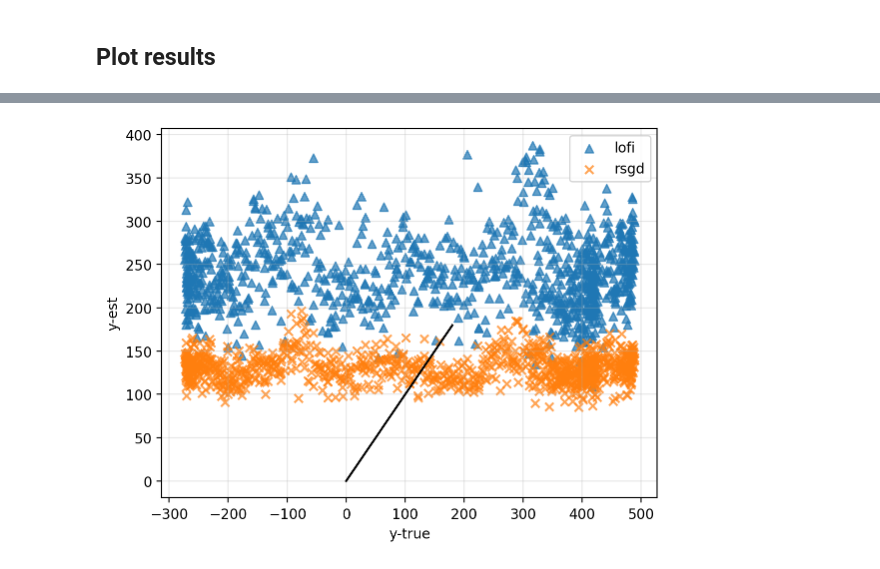
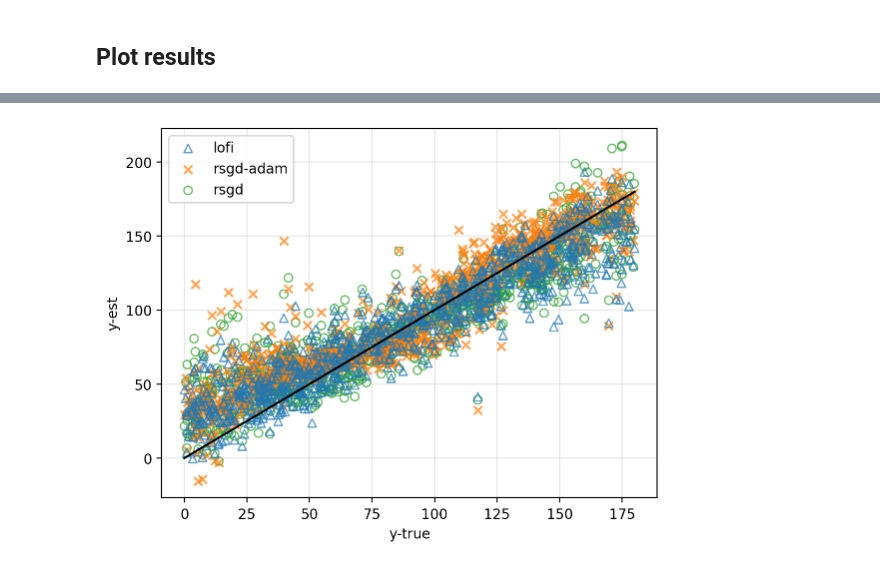
Before and after one commit to probml/rebayes, a Jupyter notebook: demos/collas/regression/rotating-mnist-unsorted.ipynb, the cells around one changed output, grey strips where cells are left out. Cells and saved outputs as stored; diff of their text form; code cells hidden in the pictures.

```diff
--- a/demos/collas/regression/rotating-mnist-unsorted.ipynb
+++ b/demos/collas/regression/rotating-mnist-unsorted.ipynb
@@ -75,11 +66,15 @@ callback = partial(callbacks.cb_reg_mc,
 )
 # %%
 callback_rsgd_adam = partial(callback, apply_fn=agent_rsgd_adam.apply_fn, agent=agent_rsgd_adam)
-bel_rsgd_adam, output_rsgd_adam = agent_rsgd_adam.scan(X_train, Y_train, progress_bar=True, callback=callback_rsgd_adam)
+bel_rsgd_adam, output_rsgd_adam = agent_rsgd_adam.scan(X_test, Y_test, progress_bar=True, callback=callback_rsgd_adam)
 output_rsgd_adam = tree_to_cpu(output_rsgd_adam)
+# %%
+callback_rsgd = partial(callback, apply_fn=agent_rsgd.apply_fn, agent=agent_rsgd)
+bel_rsgd, output_rsgd = agent_rsgd.scan(X_test, Y_test, progress_bar=True, callback=callback_rsgd)
+output_rsgd = tree_to_cpu(output_rsgd)
 # %%
 callback_lofi = partial(callback, apply_fn=agent_lofi.params.emission_mean_function, agent=agent_lofi)
-bel_lofi, output_lofi = agent_lofi.scan(X_train, Y_train, progress_bar=True, callback=callback_lofi)
+bel_lofi, output_lofi = agent_lofi.scan(X_test, Y_test, progress_bar=True, callback=callback_lofi)
 output_lofi = tree_to_cpu(output_lofi)
 # %% [markdown]
 ## Plot results
@@ -186,13 +248,15 @@ plt.savefig(namefile)
 ytest = Y_test * ystd + ymean
 yhattest_lofi = agent_lofi.params.emission_mean_function(bel_lofi.mean, X_test).ravel() * ystd + ymean
 yhattest_rsgd_adam = agent_rsgd_adam.apply_fn(bel_rsgd_adam.mean, X_test).ravel() * ystd + ymean
+yhattest_rsgd = agent_rsgd.apply_fn(bel_rsgd.mean, X_test).ravel() * ystd + ymean
 # %%
-plt.scatter(ytest, yhattest_lofi, label="lofi", alpha=0.7, marker="^")
-plt.scatter(ytest, yhattest_rsgd_adam, label="rsgd", alpha=0.7, marker="x")
+plt.scatter(ytest, yhattest_lofi, label="lofi", alpha=0.7, marker="^", zorder=2, facecolors="none", edgecolors="tab:blue")
+plt.scatter(ytest, yhattest_rsgd_adam, label="rsgd-adam", alpha=0.7, marker="x", zorder=1, c="tab:orange")
+plt.scatter(ytest, yhattest_rsgd, label="rsgd", alpha=0.7, marker="o", zorder=0, facecolors="none", edgecolors="tab:green")
 plt.xlabel("y-true")
 plt.ylabel("y-est")
 plt.legend()
 plt.plot([0,180], [0, 180], c="black")
 plt.grid(alpha=0.3)
 # %% [output]
-[figure, old version]
+[figure, new version]
```
Also changed, not shown: parts of 11 cells of this notebook.
